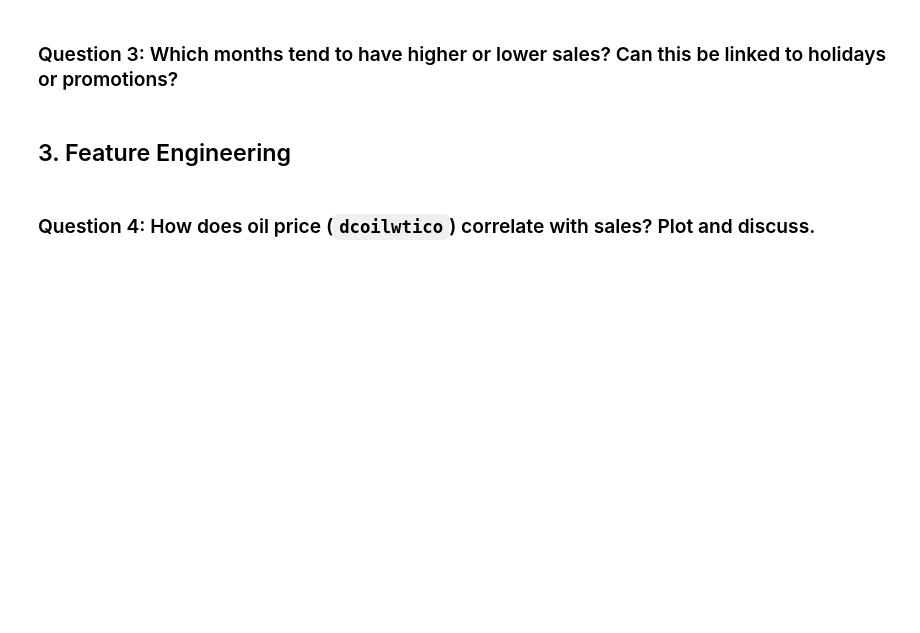
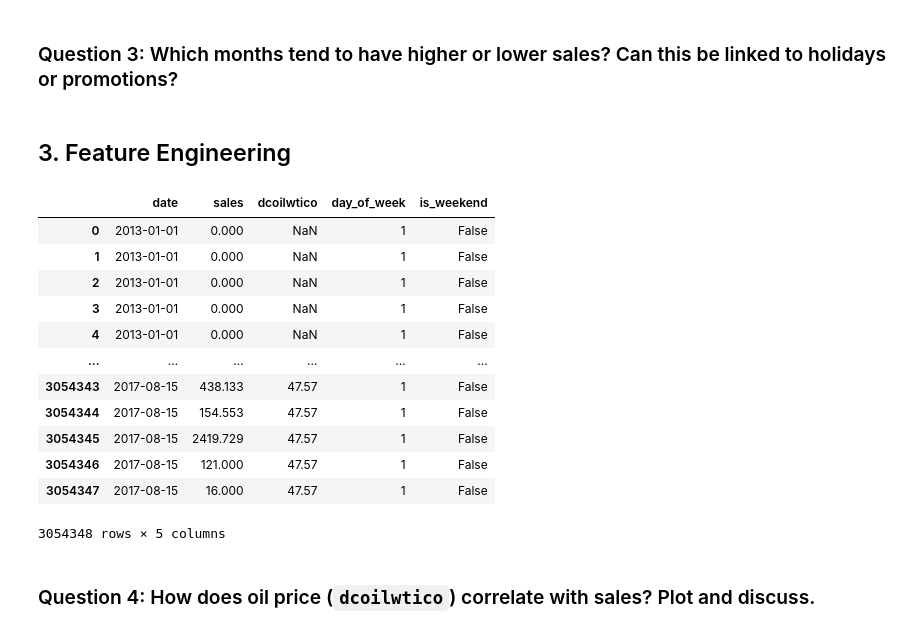
Before and after one commit to Diogc8/Samsung, a Jupyter notebook: Chapter 3 - Supervised Learning/Class 1 - Linear Regression /Exercises/regression.ipynb, the cells around one changed output. Cells and saved outputs as stored; diff of their text form; code cells hidden in the pictures; blank space fills up the shorter version.

```diff
--- a/Chapter 3 - Supervised Learning/Class 1 - Linear Regression /Exercises/regression.ipynb
+++ b/Chapter 3 - Supervised Learning/Class 1 - Linear Regression /Exercises/regression.ipynb
@@ -125,20 +110,37 @@ oil
 # %%
 # Merge train dataset with holidays and oil prices
 #train = train.merge(oil, on='date', how='left')
 #train = train.merge(holidays, on='date', how='left')
 #train = train.merge(stores, on='store_nbr', how='left')
 
 # Fill missing oil prices with forward fill
 train['dcoilwtico'] = train['dcoilwtico'].fillna(method='ffill')
 #What is this really doing ?
 
+train['day_of_week'] = pd.PeriodIndex(train['date'], freq='D').weekday
+train['is_weekend'] =  train['day_of_week'].isin([5,6])
+train['year_month'] = pd.PeriodIndex(train['date'], freq='M').month
 # Create new features
-train["day_of_week"] = train["date"].dt.day_name()
-train["is_weekend"] = train["date"].dt.weekday >= 5
-train["year_month"] = train["date"].dt.to_period("M")                                             #TODO OR https://pandas.pydata.org/docs/reference/api/pandas.Series.dt.to_period.html
+#train["day_of_week"] = train["date"].dt.day_name()
+#train["is_weekend"] = train["date"].dt.weekday >= 5
+#train["year_month"] = train["date"].dt.to_period("M")                                             #TODO OR https://pandas.pydata.org/docs/reference/api/pandas.Series.dt.to_period.html
 
 # Preview engineered features
 train[['date', 'sales', 'dcoilwtico', 'day_of_week', 'is_weekend']]
+# %% [output]
+|  | date | sales | dcoilwtico | day_of_week | is_weekend |
+| 0 | 2013-01-01 | 0.000 | NaN | 1 | False |
+| 1 | 2013-01-01 | 0.000 | NaN | 1 | False |
+| 2 | 2013-01-01 | 0.000 | NaN | 1 | False |
+| 3 | 2013-01-01 | 0.000 | NaN | 1 | False |
+| 4 | 2013-01-01 | 0.000 | NaN | 1 | False |
+| ... | ... | ... | ... | ... | ... |
+| 3054343 | 2017-08-15 | 438.133 | 47.57 | 1 | False |
+| 3054344 | 2017-08-15 | 154.553 | 47.57 | 1 | False |
+| 3054345 | 2017-08-15 | 2419.729 | 47.57 | 1 | False |
+| 3054346 | 2017-08-15 | 121.000 | 47.57 | 1 | False |
+| 3054347 | 2017-08-15 | 16.000 | 47.57 | 1 | False |
+3054348 rows × 5 columns
 # %% [markdown]
 ### Question 4: How does oil price (`dcoilwtico`) correlate with sales? Plot and discuss.
 # %%
```
Also changed, not shown: parts of 16 cells of this notebook.
